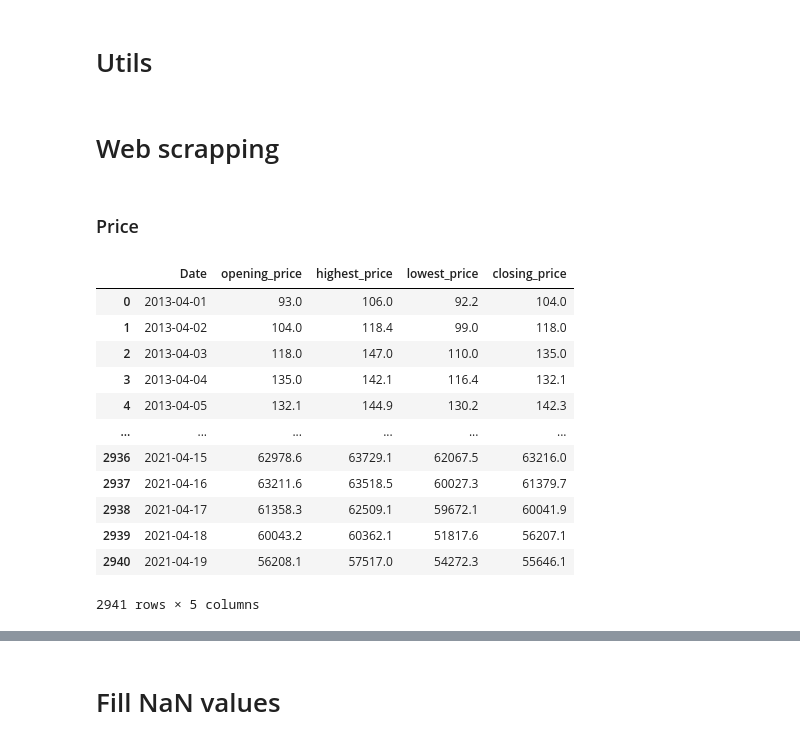
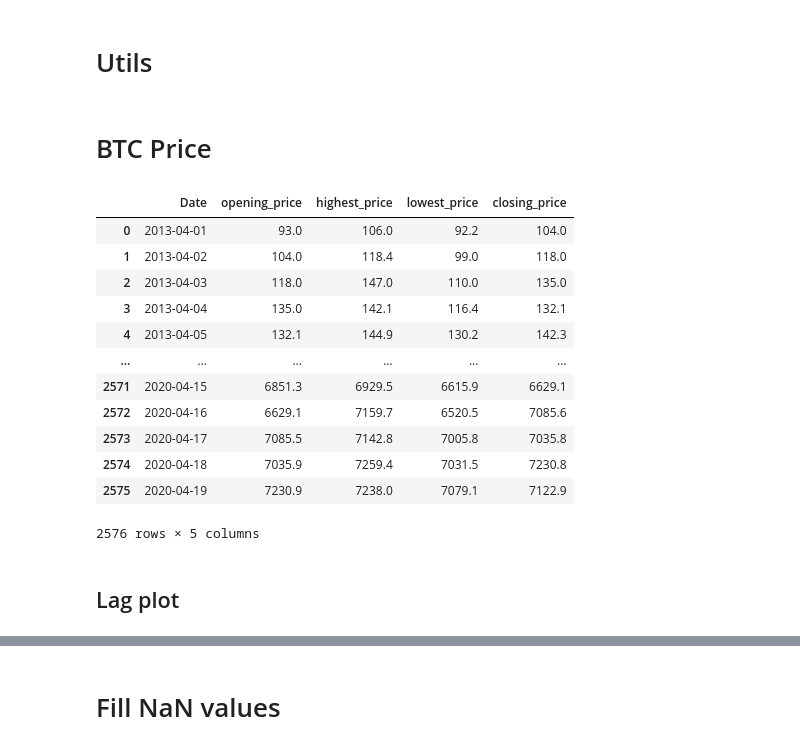
Before and after one commit to rafaelbrutti/MVA, a Jupyter notebook: ML - Time Series/Time-series forecasting of Bitcoin Prices/project.ipynb, the cells around one changed output, grey strips where cells are left out. Cells and saved outputs as stored; diff of their text form; code cells hidden in the pictures.

```diff
--- a/ML - Time Series/Time-series forecasting of Bitcoin Prices/project.ipynb
+++ b/ML - Time Series/Time-series forecasting of Bitcoin Prices/project.ipynb
@@ -149,27 +149,27 @@ def link2df(URL,col_name,join_df,join=True,check_column=True,check_URL = True,cl
             print('='*100)
 
         return join_df
-# %% [markdown]
-# Web scrapping
 # %% [markdown]
-### Price
+# BTC Price
 # %%
-final_df = investpy.get_crypto_historical_data(crypto='bitcoin',from_date='01/04/2013',to_date='19/04/2021')
+final_df = investpy.get_crypto_historical_data(crypto='bitcoin',from_date='01/04/2013',to_date='19/04/2020')
 final_df = final_df.reset_index()
 final_df.drop(['Currency','Volume'],inplace=True,axis=1)
 final_df.columns = ['Date','opening_price','highest_price','lowest_price','closing_price']
 final_df
 # %% [output]
 |  | Date | opening_price | highest_price | lowest_price | closing_price |
 | 0 | 2013-04-01 | 93.0 | 106.0 | 92.2 | 104.0 |
 | 1 | 2013-04-02 | 104.0 | 118.4 | 99.0 | 118.0 |
 | 2 | 2013-04-03 | 118.0 | 147.0 | 110.0 | 135.0 |
 | 3 | 2013-04-04 | 135.0 | 142.1 | 116.4 | 132.1 |
 | 4 | 2013-04-05 | 132.1 | 144.9 | 130.2 | 142.3 |
 | ... | ... | ... | ... | ... | ... |
-| 2936 | 2021-04-15 | 62978.6 | 63729.1 | 62067.5 | 63216.0 |
-| 2937 | 2021-04-16 | 63211.6 | 63518.5 | 60027.3 | 61379.7 |
-| 2938 | 2021-04-17 | 61358.3 | 62509.1 | 59672.1 | 60041.9 |
-| 2939 | 2021-04-18 | 60043.2 | 60362.1 | 51817.6 | 56207.1 |
-| 2940 | 2021-04-19 | 56208.1 | 57517.0 | 54272.3 | 55646.1 |
+| 2571 | 2020-04-15 | 6851.3 | 6929.5 | 6615.9 | 6629.1 |
+| 2572 | 2020-04-16 | 6629.1 | 7159.7 | 6520.5 | 7085.6 |
+| 2573 | 2020-04-17 | 7085.5 | 7142.8 | 7005.8 | 7035.8 |
+| 2574 | 2020-04-18 | 7035.9 | 7259.4 | 7031.5 | 7230.8 |
+| 2575 | 2020-04-19 | 7230.9 | 7238.0 | 7079.1 | 7122.9 |
-2941 rows × 5 columns
+2576 rows × 5 columns
+# %% [markdown]
+## Lag plot
```
Also changed, not shown: parts of 46 cells of this notebook.
